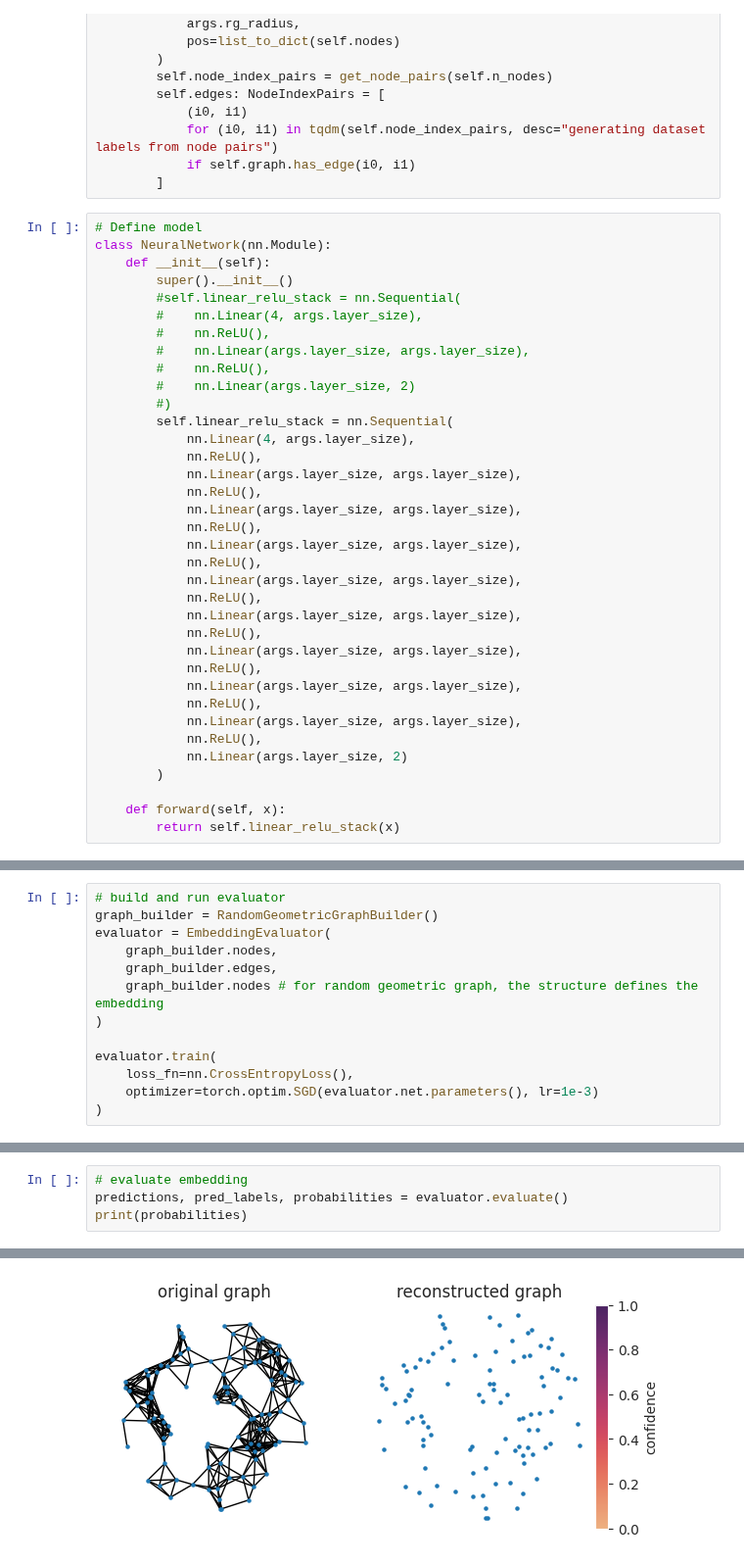
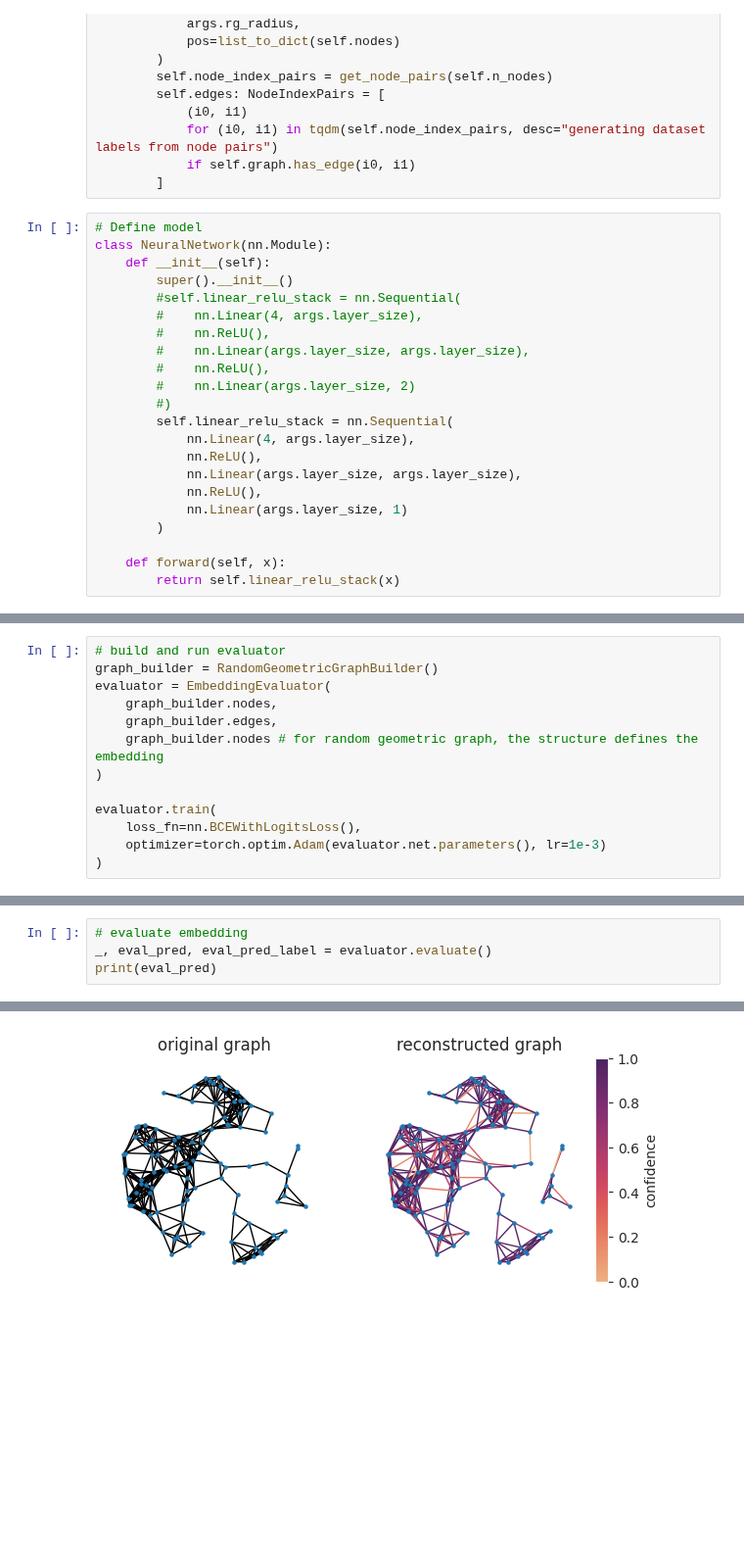
Before and after one commit to HydrofinLoewenherz/embedding-eval-framework, a Jupyter notebook: notebooks/main.ipynb, the cells around one changed output, grey strips where cells are left out. Shown at 98% size. Drawn from its saved outputs; the diff is of its cells as text; blank space fills up the shorter version.

```diff
--- a/notebooks/main.ipynb
+++ b/notebooks/main.ipynb
@@ -116,21 +117,7 @@ class NeuralNetwork(nn.Module):
             nn.ReLU(),
             nn.Linear(args.layer_size, args.layer_size),
             nn.ReLU(),
-            nn.Linear(args.layer_size, args.layer_size),
-            nn.ReLU(),
-            nn.Linear(args.layer_size, args.layer_size),
-            nn.ReLU(),
-            nn.Linear(args.layer_size, args.layer_size),
-            nn.ReLU(),
-            nn.Linear(args.layer_size, args.layer_size),
-            nn.ReLU(),
-            nn.Linear(args.layer_size, args.layer_size),
-            nn.ReLU(),
-            nn.Linear(args.layer_size, args.layer_size),
-            nn.ReLU(),
-            nn.Linear(args.layer_size, args.layer_size),
-            nn.ReLU(),
-            nn.Linear(args.layer_size, 2)
+            nn.Linear(args.layer_size, 1)
         )
 
     def forward(self, x):
@@ -307,6 +279,6 @@ evaluator = EmbeddingEvaluator(
 )
 
 evaluator.train(
-    loss_fn=nn.CrossEntropyLoss(),
-    optimizer=torch.optim.SGD(evaluator.net.parameters(), lr=1e-3)
+    loss_fn=nn.BCEWithLogitsLoss(),
+    optimizer=torch.optim.Adam(evaluator.net.parameters(), lr=1e-3)
 )
@@ -313,7 +296,7 @@ evaluator.train(
 # %%
 # evaluate embedding
-predictions, pred_labels, probabilities = evaluator.evaluate()
-print(probabilities)
+_, eval_pred, eval_pred_label = evaluator.evaluate()
+print(eval_pred)
 # %% [output]
               precision    recall  f1-score   support
 
@@ -326 +309 @@ weighted avg       0.85      0.92      0.88      4950
-[figure, old version]
+[figure, new version]
```
Also changed, not shown: parts of 6 cells of this notebook, 1 other file.
